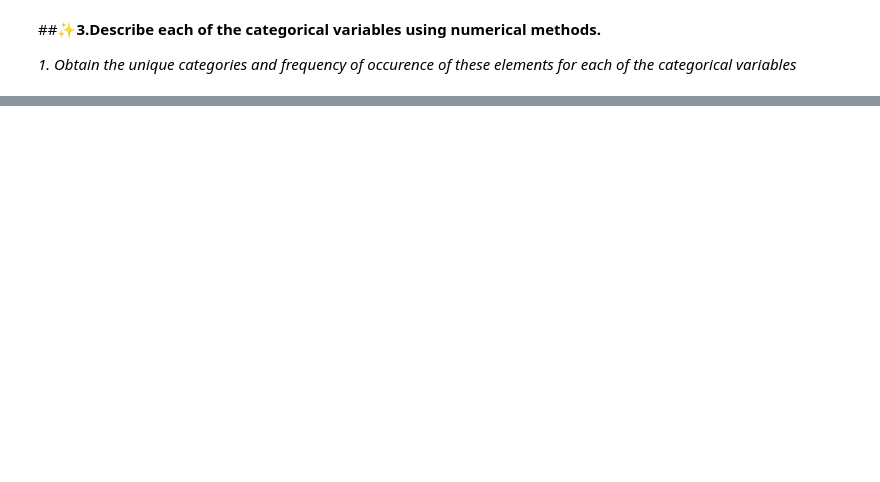
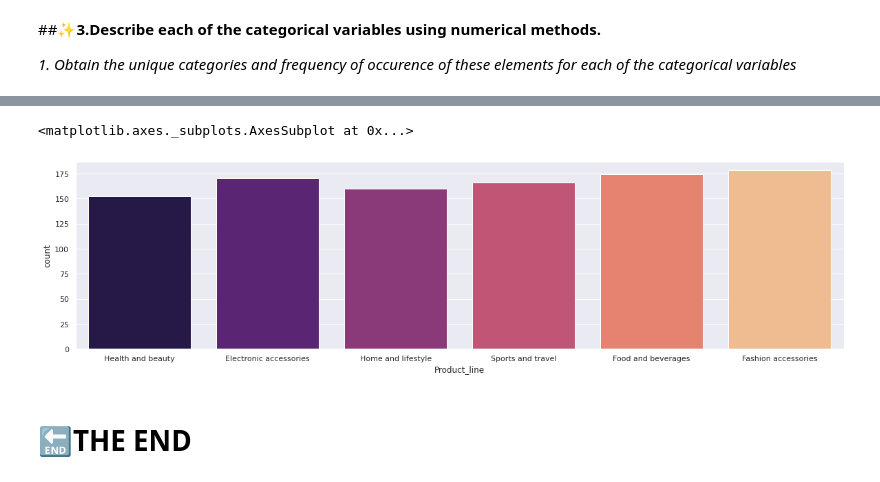
Before and after one commit to Joykareko/Data-Science-Projects, a Jupyter notebook: Univariate_Statistics_Python_Project_Objectives.ipynb, the cells around one changed output, grey strips where cells are left out. Saved outputs shown, nothing was run; the diff lists cells and outputs as text; code cells hidden in the pictures; blank space fills up the shorter version.

```diff
--- a/Univariate_Statistics_Python_Project_Objectives.ipynb
+++ b/Univariate_Statistics_Python_Project_Objectives.ipynb
@@ -392,0 +465,9 @@ sns.countplot(ax=axes[1, 2], data=sales, x='Payment')
+# %%
+sns.set_theme()
+plt.figure(figsize = (20,5))
+sns.countplot(x = 'Product_line',data = sales, palette = 'magma')
+# %% [output]
+<matplotlib.axes._subplots.AxesSubplot at 0x...>
+[figure, added]
+# %% [markdown]
+# 🔚**THE END**
```
Also changed, not shown: parts of 18 cells of this notebook.
